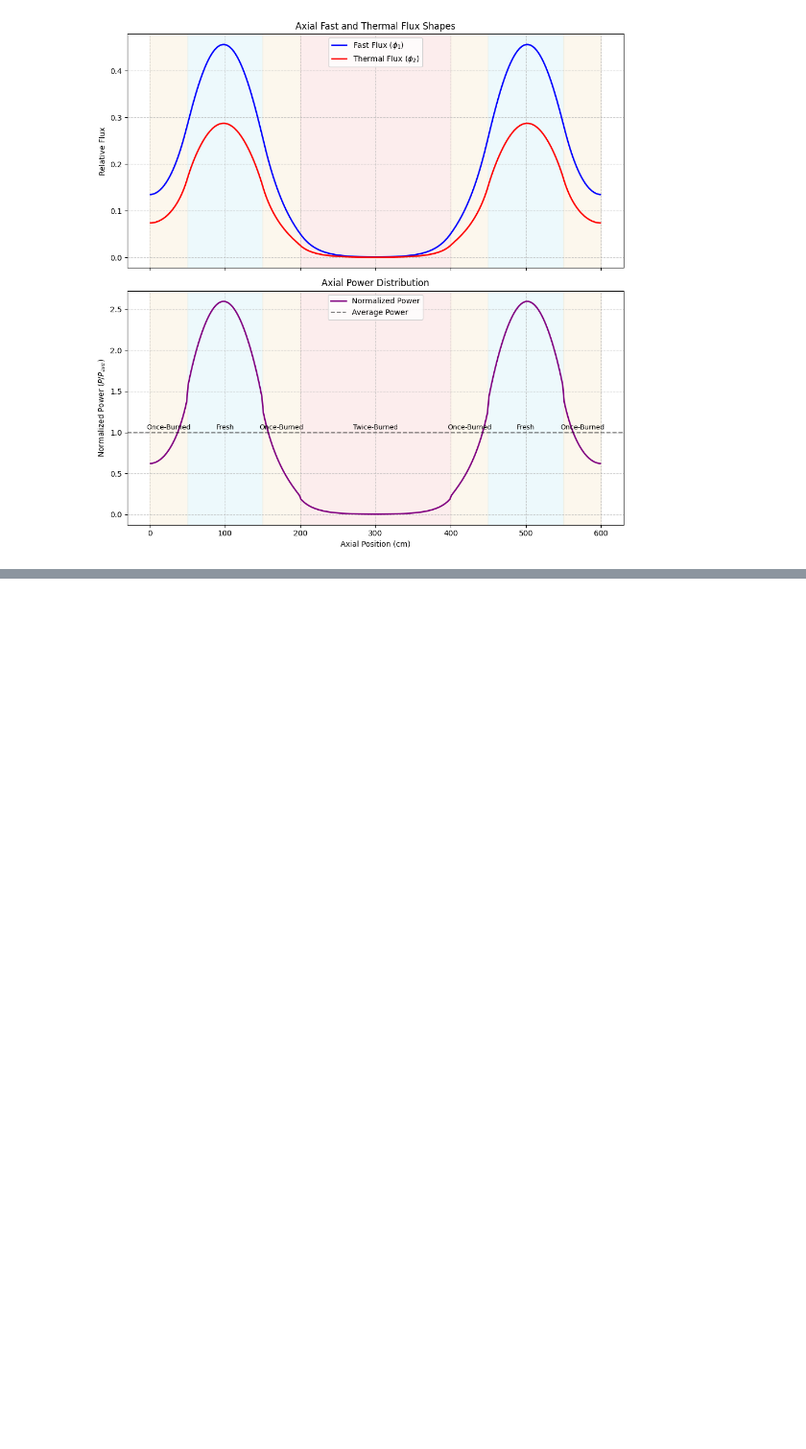
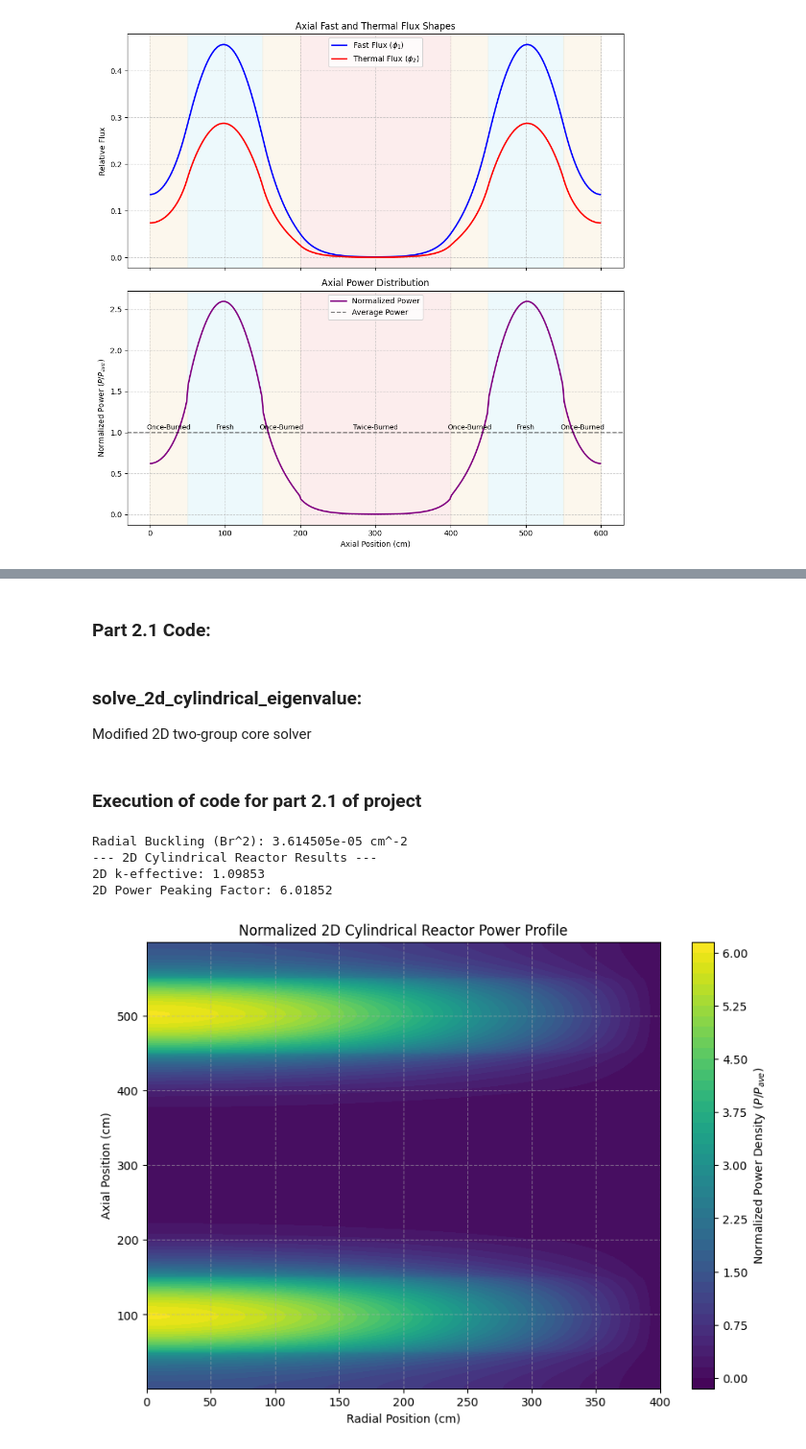
Before and after one commit to Nathan-Carpenter/NSE-351, a Jupyter notebook: Nathans-Project.ipynb, the cells around one changed output, grey strips where cells are left out. Shown at 96% size. Drawn from its saved outputs; the diff is of its cells as text; code cells hidden in the pictures; blank space fills up the shorter version.

```diff
--- a/Nathans-Reflector-Test.ipynb
+++ b/Nathans-Project.ipynb
@@ -308,0 +390,2 @@ Modifying the 1-d axial code to model a 2-d cylindrical core, with the assumptio
+# %% [markdown]
+### **Part 2.1 Code**:
@@ -308,0 +398,4 @@ Modifying the 1-d axial code to model a 2-d cylindrical core, with the assumptio
+# %% [markdown]
+### **solve_2d_cylindrical_eigenvalue:**
+
+Modified 2D two-group core solver
@@ -308,0 +465,59 @@ Modifying the 1-d axial code to model a 2-d cylindrical core, with the assumptio
+# %% [markdown]
+### **Execution of code for part 2.1 of project**
+# %%
+# Core dimensions:
+
+R_core = 400.0 #cm, or 4 meters tall
+H_core = 600.0 #cm, or 6 meters tall
+
+# Calculate constant radial buckling:
+bessel_zero = 2.40483
+Br = bessel_zero / R_core
+Br2 = Br**2
+
+print(f"Radial Buckling (Br^2): {Br2:.6e} cm^-2")
+
+# Define radial grid for plotting and analysis
+num_r_points = 50
+r_grid = np.linspace(0, R_core, num_r_points)
+
+# Analytical radial flux shape normalized to an average value of 1.0
+# The average of J0(Br*r) over the cross-section is (2 * J1(Br*R)) / (Br*R)
+radial_avg_j0 = (2.0 * j1(bessel_zero)) / bessel_zero
+radial_power_shape = j0(Br * r_grid) / radial_avg_j0
+
+# Executing code using fuel layout from Section 1
+x_centers, phi1_2d, phi2_2d, k_2d, nSf1_arr, nSf2_arr = solve_2d_cylindrical_eigenvalue(core_layout_1, Br2, bc_type="reflecting")
+
+# Calculate normalized axial power distribution
+axial_power = nSf1_arr * phi1_2d + nSf2_arr * phi2_2d
+axial_power_norm = axial_power / np.mean(axial_power)
+
+# Use Meshgrid to superimpose profiles across 2D space
+R_mesh, Z_mesh = np.meshgrid(r_grid, x_centers)
+P_mesh = np.zeros_like(R_mesh)
+
+for i in range(len(x_centers)):
+    P_mesh[i, :] = axial_power_norm[i] * radial_power_shape
+
+# Calculate final power peaking factor for the assembly
+ppf_2d = np.max(P_mesh) / 1.0  # Normalized average is 1.0
+print(f"--- 2D Cylindrical Reactor Results ---")
+print(f"2D k-effective: {k_2d:.5f}")
+print(f"2D Power Peaking Factor: {ppf_2d:.5f}")
+
+# Render the Plot
+plt.figure(figsize=(10, 7))
+contour = plt.contourf(R_mesh, Z_mesh, P_mesh, 50, cmap='viridis')
+plt.colorbar(contour, label=r"Normalized Power Density ($P / P_{ave}$)")
+plt.title("Normalized 2D Cylindrical Reactor Power Profile")
+plt.xlabel("Radial Position (cm)")
+plt.ylabel("Axial Position (cm)")
+plt.grid(True, linestyle="--", alpha=0.5)
+plt.show()
+# %% [output]
+Radial Buckling (Br^2): 3.614505e-05 cm^-2
+--- 2D Cylindrical Reactor Results ---
+2D k-effective: 1.09853
+2D Power Peaking Factor: 6.01852
+[figure, added]
```
Also changed, not shown: parts of 13 cells of this notebook.
